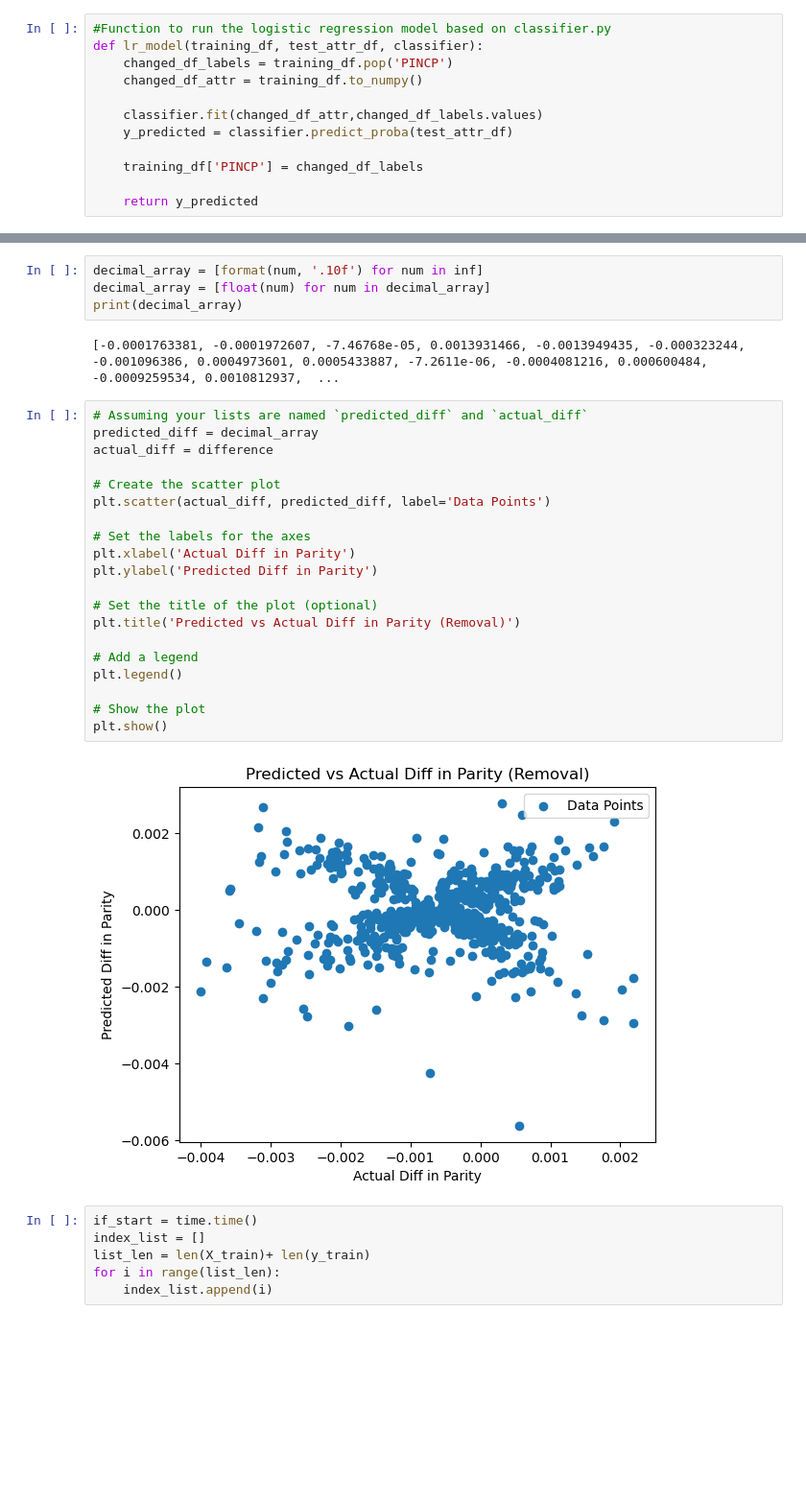
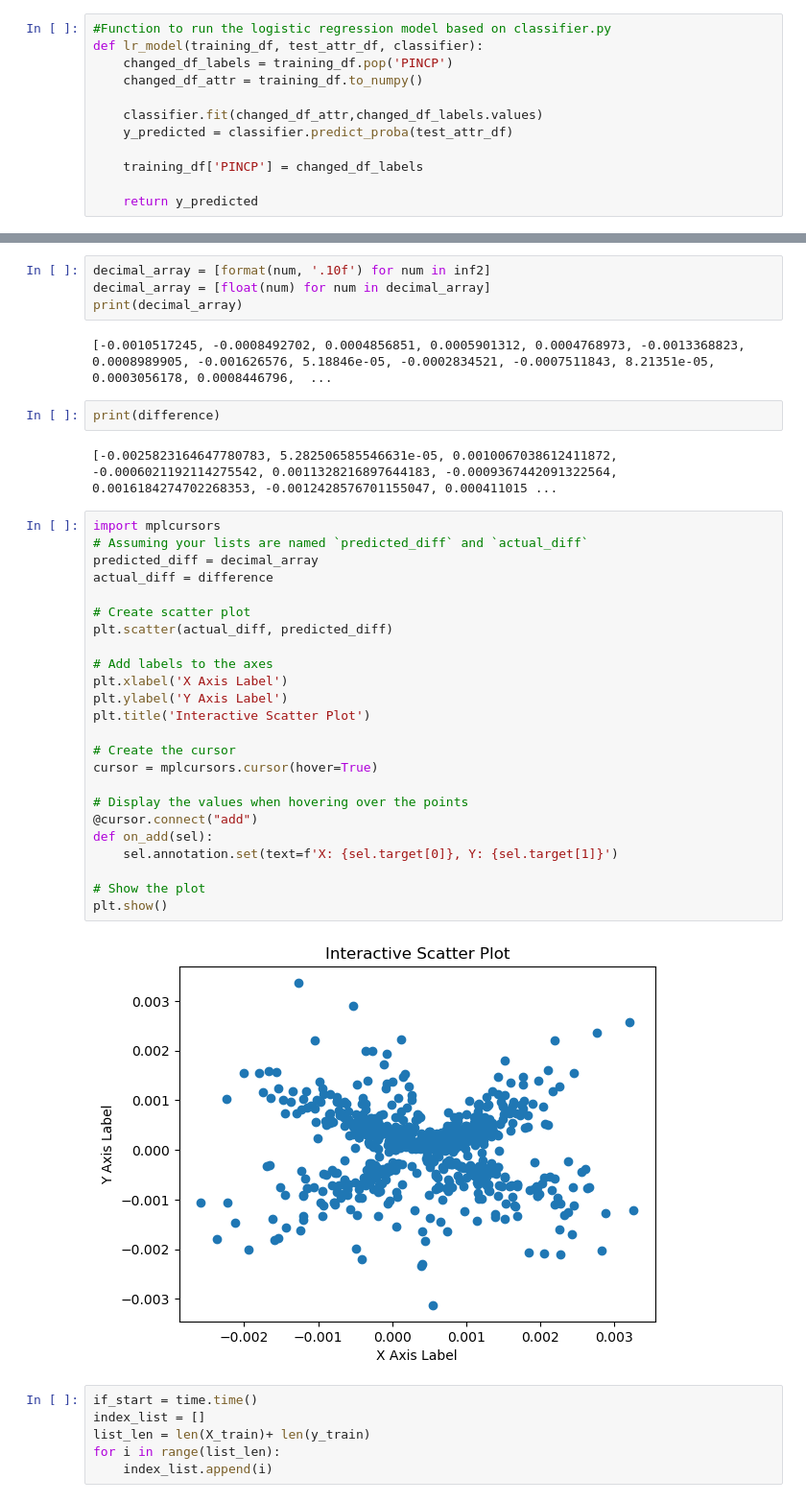
Before and after one commit to s-thandri/labelflipping, a Jupyter notebook: influence_functions/acs_influence.ipynb, the cells around one changed output, grey strips where cells are left out. Shown at 96% size. Cells and saved outputs as stored; diff of their text form; blank space fills up the shorter version.

```diff
--- a/influence_functions/acs_influence.ipynb
+++ b/influence_functions/acs_influence.ipynb
@@ -302,31 +411,39 @@ for index in copy_train.index:
 # %%
-decimal_array = [format(num, '.10f') for num in inf]
+decimal_array = [format(num, '.10f') for num in inf2]
 decimal_array = [float(num) for num in decimal_array]
 print(decimal_array)
 # %% [output]
-[-0.0001763381, -0.0001972607, -7.46768e-05, 0.0013931466, -0.0013949435, -0.000323244, -0.001096386, 0.0004973601, 0.0005433887, -7.2611e-06, -0.0004081216, 0.000600484, -0.0009259534, 0.0010812937,  ...
+[-0.0010517245, -0.0008492702, 0.0004856851, 0.0005901312, 0.0004768973, -0.0013368823, 0.0008989905, -0.001626576, 5.18846e-05, -0.0002834521, -0.0007511843, 8.21351e-05, 0.0003056178, 0.0008446796,  ...
-# %%
-# Assuming your lists are named `predicted_diff` and `actual_diff`
-predicted_diff = decimal_array
-actual_diff = difference
-
-# Create the scatter plot
-plt.scatter(actual_diff, predicted_diff, label='Data Points')
-
-# Set the labels for the axes
-plt.xlabel('Actual Diff in Parity')
-plt.ylabel('Predicted Diff in Parity')
-
-# Set the title of the plot (optional)
-plt.title('Predicted vs Actual Diff in Parity (Removal)')
-
-# Add a legend
-plt.legend()
-
-# Show the plot
-plt.show()
-# %% [output]
-[figure, removed]
+# %%
+print(difference)
+# %% [output]
+[-0.0025823164647780783, 5.282506585546631e-05, 0.0010067038612411872, -0.0006021192114275542, 0.0011328216897644183, -0.0009367442091322564, 0.0016184274702268353, -0.0012428576701155047, 0.000411015 ...
+# %%
+import mplcursors
+# Assuming your lists are named `predicted_diff` and `actual_diff`
+predicted_diff = decimal_array
+actual_diff = difference
+
+# Create scatter plot
+plt.scatter(actual_diff, predicted_diff)
+
+# Add labels to the axes
+plt.xlabel('X Axis Label')
+plt.ylabel('Y Axis Label')
+plt.title('Interactive Scatter Plot')
+
+# Create the cursor
+cursor = mplcursors.cursor(hover=True)
+
+# Display the values when hovering over the points
+@cursor.connect("add")
+def on_add(sel):
+    sel.annotation.set(text=f'X: {sel.target[0]}, Y: {sel.target[1]}')
+
+# Show the plot
+plt.show()
+# %% [output]
+[figure, added]
 # %%
 if_start = time.time()
 index_list = []
```
Also changed, not shown: parts of 40 cells of this notebook, 5 other files.
